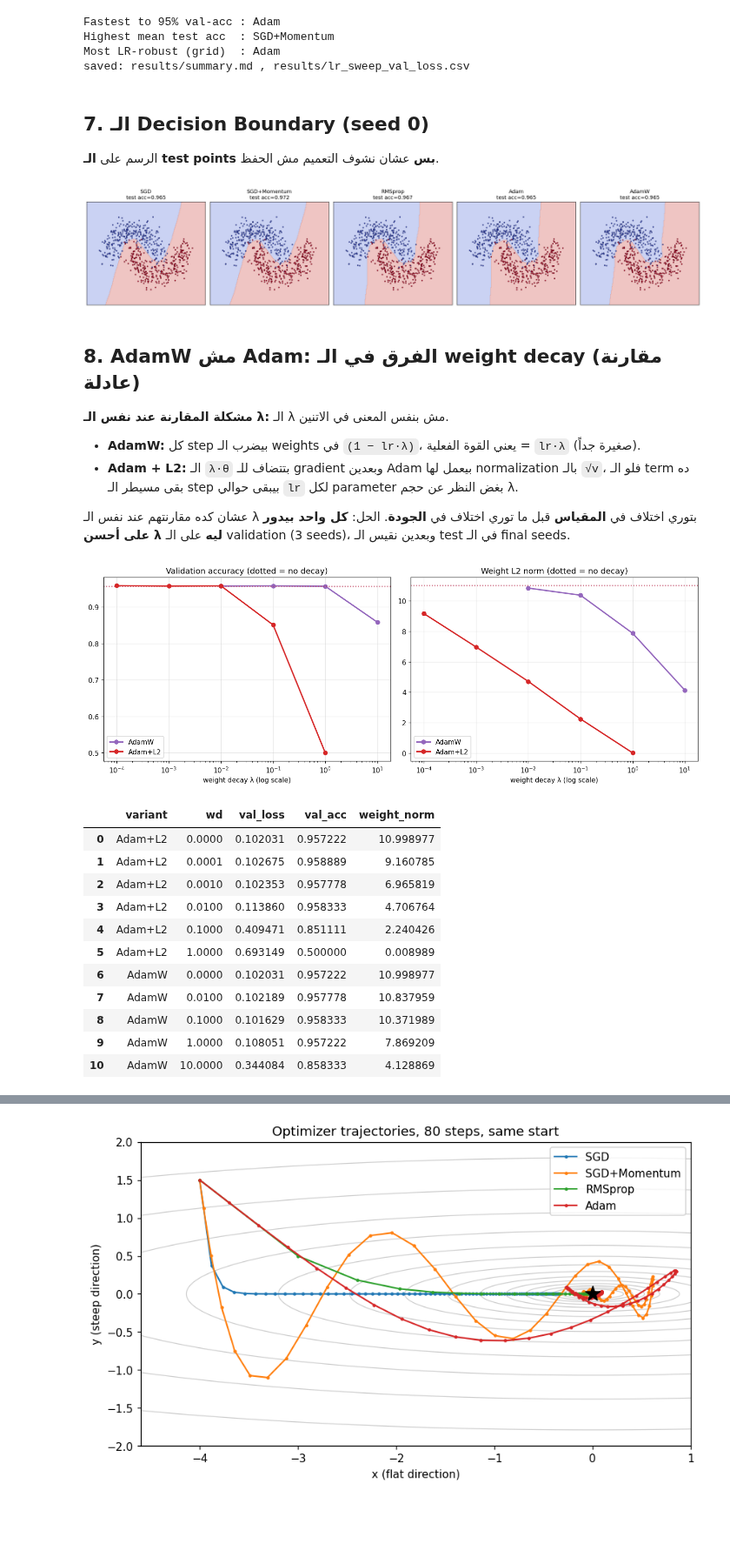
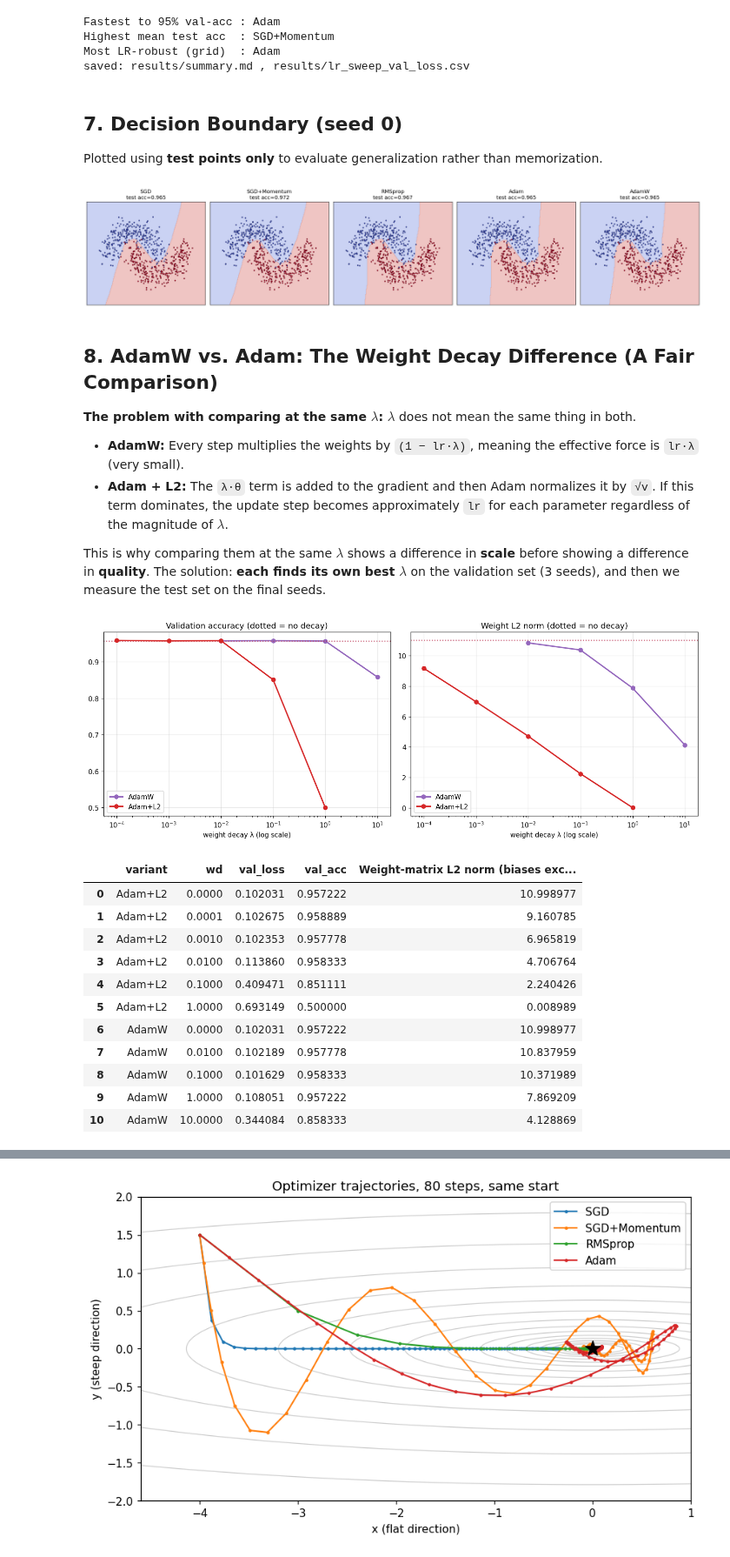
Before and after one commit to Yossefmohammed/optimizers-compared-fairly, a Jupyter notebook: optimizers_comparison.ipynb, the cells around one changed output, grey strips where cells are left out. Shown at 87% size. Cells and saved outputs as stored; diff of their text form; code cells hidden in the pictures; blank space fills up the shorter version.

```diff
--- a/optimizers_comparison.ipynb
+++ b/optimizers_comparison.ipynb
@@ -198,6 +199,6 @@ def train(name, lr, seed, epochs=EPOCHS, batch_size=BATCH, weight_decay=None, ke
         hist["val_loss"].append(vl); hist["val_acc"].append(va)
     if final:                                   # test is touched ONLY in the final runs
         hist["test_loss"], hist["test_acc"] = evaluate(model, Xte, yte)
-    hist["weight_norm"] = math.sqrt(sum((p ** 2).sum().item() for p in model.parameters() if p.dim() > 1))
+    hist["Weight-matrix L2 norm (biases excluded)"] = math.sqrt(sum((p ** 2).sum().item() for p in model.parameters() if p.dim() > 1))
     return (hist, model) if keep_model else hist
 # %% [markdown]
@@ -330,8 +331,8 @@ Highest mean test acc  : SGD+Momentum
 Most LR-robust (grid)  : Adam
 saved: results/summary.md , results/lr_sweep_val_loss.csv
 # %% [markdown]
-## 7. الـ Decision Boundary (seed 0)
-الرسم على **الـ test points بس** عشان نشوف التعميم مش الحفظ.
+## 7. Decision Boundary (seed 0)
+Plotted using **test points only** to evaluate generalization rather than memorization.
 # %%
 def plot_boundary(model, X, y, ax, title):
     pad = 0.5
@@ -351,42 +352,42 @@ plt.tight_layout(); fig.savefig("figures/03_decision_boundaries.png", bbox_inche
 # %% [output]
 [figure]
 # %% [markdown]
-## 8. AdamW مش Adam: الفرق في الـ weight decay (مقارنة عادلة)
-**مشكلة المقارنة عند نفس الـ λ:** الـ λ مش بنفس المعنى في الاتنين.
-- **AdamW:** كل step بيضرب الـ weights في `(1 − lr·λ)`، يعني القوة الفعلية = `lr·λ` (صغيرة جداً).
-- **Adam + L2:** الـ `λ·θ` بتتضاف للـ gradient وبعدين Adam بيعمل لها normalization بالـ `√v`، فلو الـ term ده بقى مسيطر الـ step بيبقى حوالي `lr` لكل parameter بغض النظر عن حجم λ.
+## 8. AdamW vs. Adam: The Weight Decay Difference (A Fair Comparison)
+**The problem with comparing at the same $\lambda$:** $\lambda$ does not mean the same thing in both.
+- **AdamW:** Every step multiplies the weights by `(1 − lr·λ)`, meaning the effective force is `lr·λ` (very small).
+- **Adam + L2:** The `λ·θ` term is added to the gradient and then Adam normalizes it by `√v`. If this term dominates, the update step becomes approximately `lr` for each parameter regardless of the magnitude of $\lambda$.
 
-عشان كده مقارنتهم عند نفس الـ λ بتوري اختلاف في **المقياس** قبل ما توري اختلاف في **الجودة**. الحل: **كل واحد بيدور على أحسن λ ليه** على الـ validation (3 seeds)، وبعدين نقيس الـ test في الـ final seeds.
+This is why comparing them at the same $\lambda$ shows a difference in **scale** before showing a difference in **quality**. The solution: **each finds its own best $\lambda$** on the validation set (3 seeds), and then we measure the test set on the final seeds.
 # %%
 ADAMW_GRID = [1e-2, 1e-1, 1.0, 10.0]
 L2_GRID    = [1e-4, 1e-3, 1e-2, 1e-1, 1.0]
 lr_adam = best_lr["Adam"]
 
 rows = []
 for variant, grid in [("Adam+L2", L2_GRID), ("AdamW", ADAMW_GRID)]:
     for wd in [0.0] + grid:
         for s in SWEEP_SEEDS:
             h = train(variant, lr_adam, s, weight_decay=wd)
             rows.append({"variant": variant, "wd": wd, "val_loss": h["val_loss"][-1],
-                         "val_acc": h["val_acc"][-1], "weight_norm": h["weight_norm"]})
+                         "val_acc": h["val_acc"][-1], "Weight-matrix L2 norm (biases excluded)": h["Weight-matrix L2 norm (biases excluded)"]})
 wd_df = pd.DataFrame(rows)
 wd_df["val_loss"] = wd_df["val_loss"].fillna(np.inf)
 wd_mean = wd_df.groupby(["variant", "wd"]).mean().reset_index()
 
 fig, axes = plt.subplots(1, 2, figsize=(13, 4.8))
 for variant, c in [("AdamW", "#9467bd"), ("Adam+L2", "#d62728")]:
     d = wd_mean[wd_mean.variant == variant]
     base, dd = d[d.wd == 0.0].iloc[0], d[d.wd > 0]
-    for ax, key in zip(axes, ["val_acc", "weight_norm"]):
+    for ax, key in zip(axes, ["val_acc", "Weight-matrix L2 norm (biases excluded)"]):
         ax.plot(dd.wd, dd[key], "o-", color=c, lw=2, label=variant)
         ax.axhline(base[key], color=c, ls=":", alpha=0.6)
 for ax, t in zip(axes, ["Validation accuracy (dotted = no decay)", "Weight L2 norm (dotted = no decay)"]):
     ax.set_xscale("log"); ax.set_xlabel("weight decay λ (log scale)"); ax.set_title(t); ax.legend()
 plt.tight_layout(); fig.savefig("figures/04_adamw_vs_adam_l2.png", bbox_inches="tight"); plt.show()
 display(wd_mean)
 # %% [output]
 [figure]
-|  | variant | wd | val_loss | val_acc | weight_norm |
+|  | variant | wd | val_loss | val_acc | Weight-matrix L2 norm (biases exc... |
 | 0 | Adam+L2 | 0.0000 | 0.102031 | 0.957222 | 10.998977 |
 | 1 | Adam+L2 | 0.0001 | 0.102675 | 0.958889 | 9.160785 |
 | 2 | Adam+L2 | 0.0010 | 0.102353 | 0.957778 | 6.965819 |
```
Also changed, not shown: parts of 14 cells of this notebook, 1 other file.
